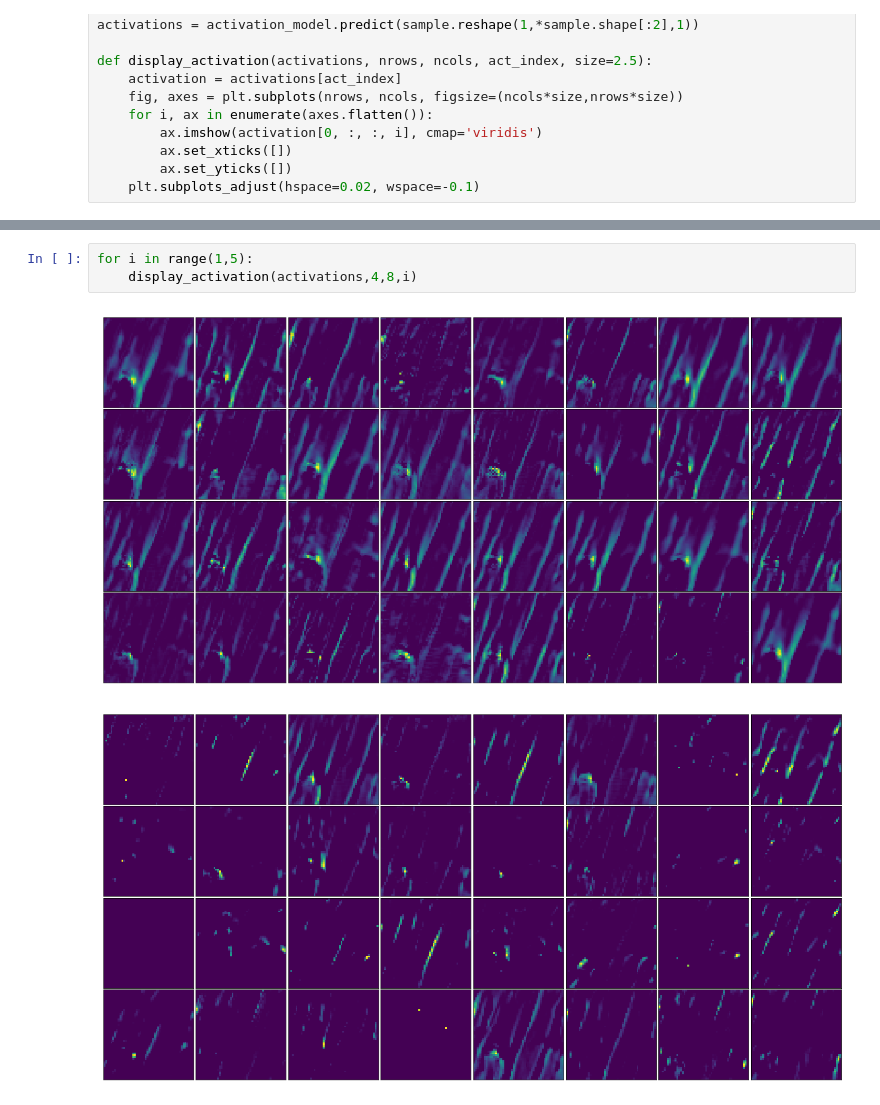
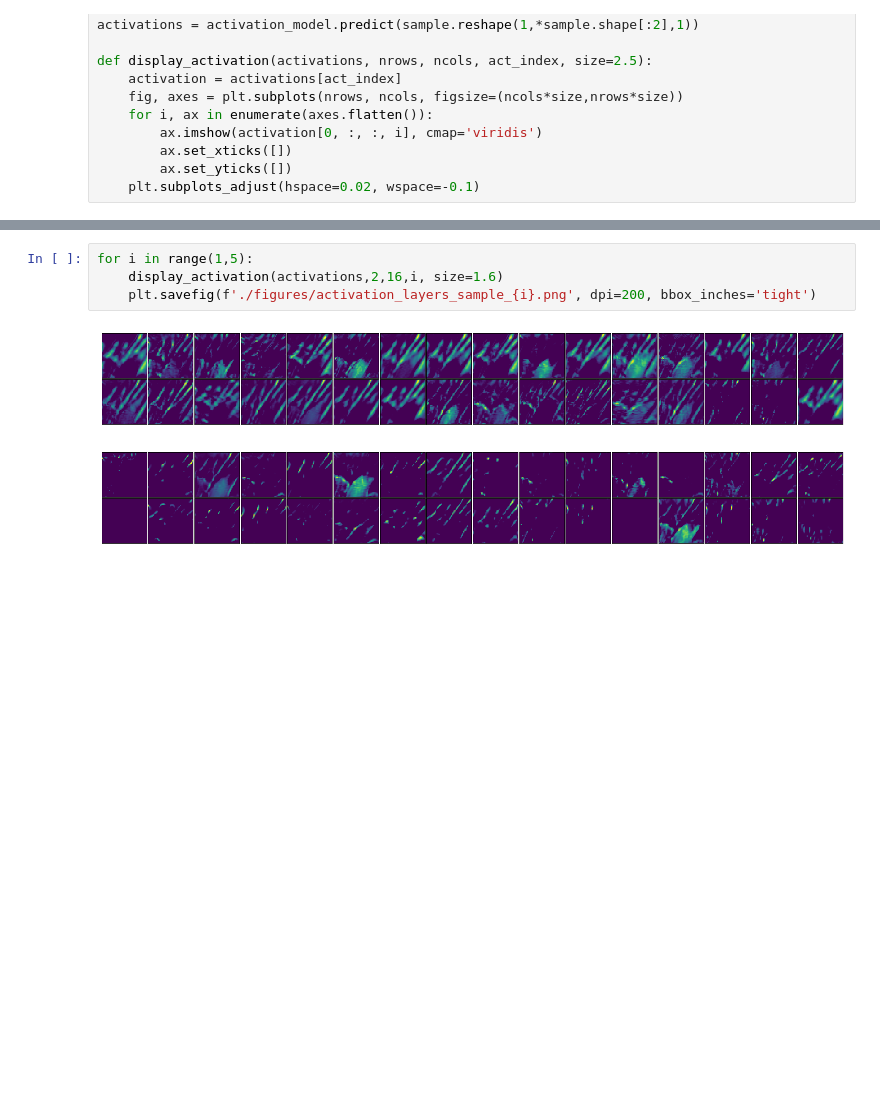
Before and after one commit to modw/painter-id, a Jupyter notebook: Visualizing network.ipynb, the cells around one changed output, grey strips where cells are left out. Saved outputs shown, nothing was run; the diff lists cells and outputs as text; blank space fills up the shorter version.

```diff
--- a/Visualizing network.ipynb
+++ b/Visualizing network.ipynb
@@ -117,6 +126,7 @@ display_activation(activations,1, 2, 0)
 # %%
 for i in range(1,5):
-    display_activation(activations,4,8,i)
+    display_activation(activations,2,16,i, size=1.6)
+    plt.savefig(f'./figures/activation_layers_sample_{i}.png', dpi=200, bbox_inches='tight')
 # %% [output]
-[figure, old version]
+[figure, new version]
-[figure, old version]
+[figure, new version]
```
Also changed, not shown: parts of 6 cells of this notebook.
